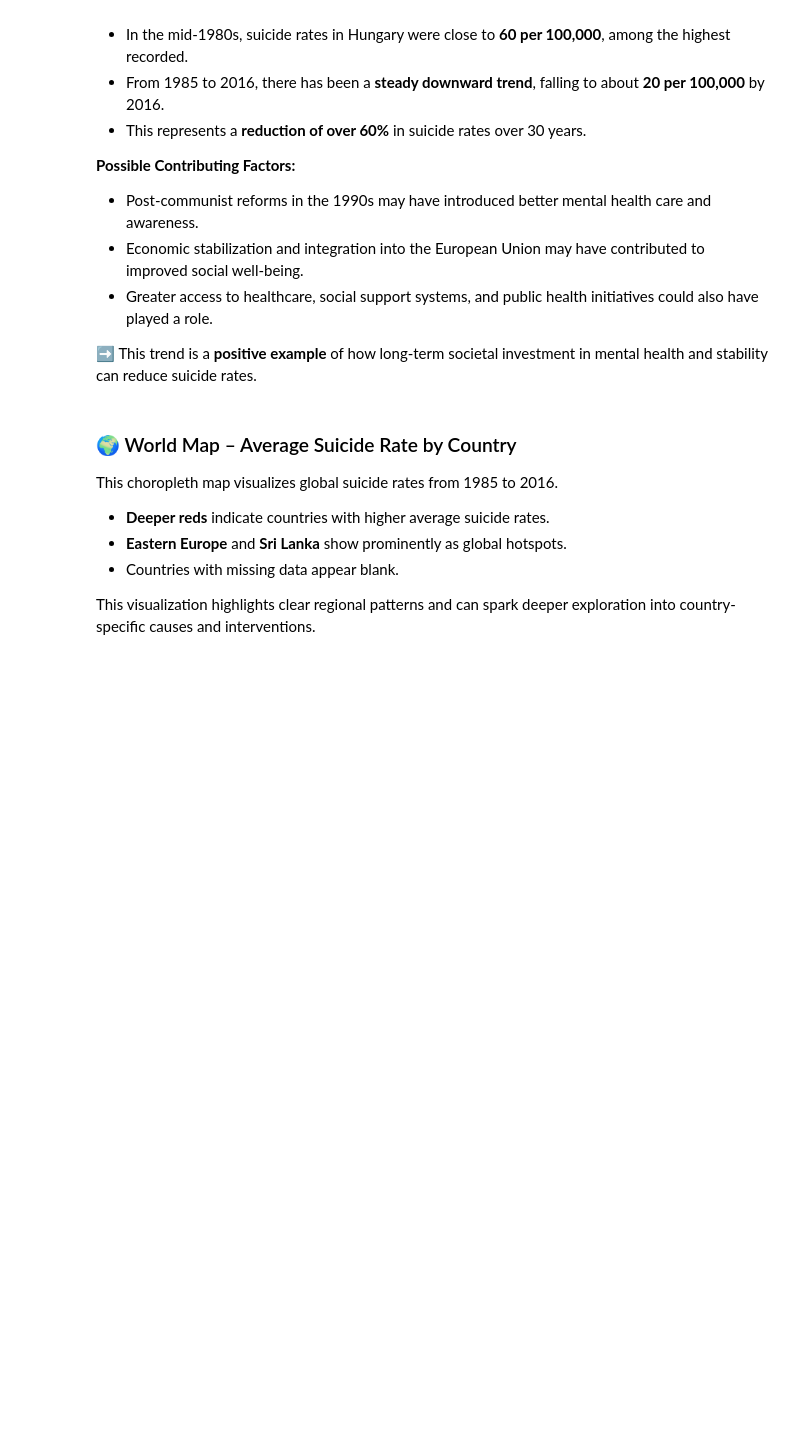
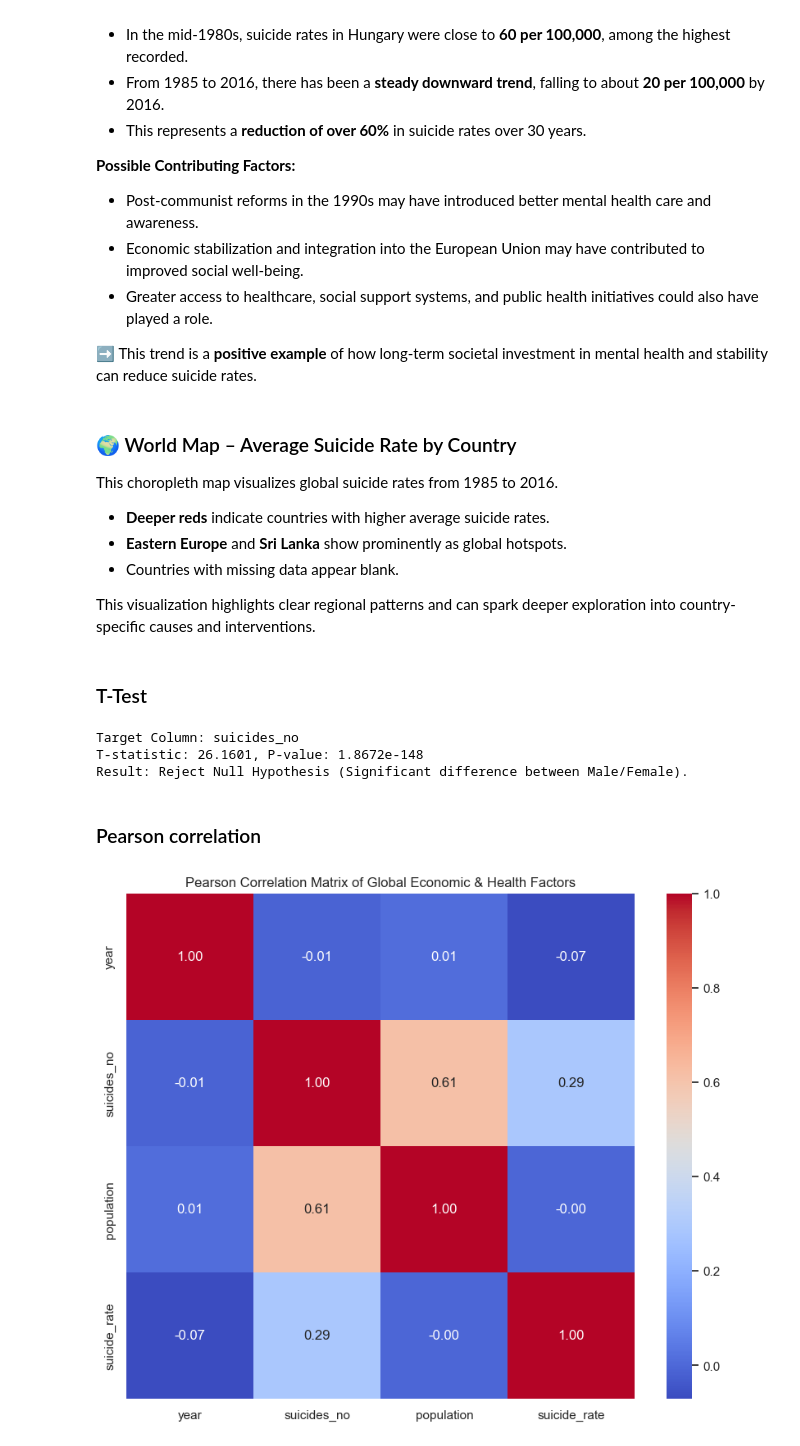
Before and after one commit to piyusha2001/global-suicide-eda, a Jupyter notebook: notebooks/main.ipynb, the cells around one changed output. Drawn from its saved outputs; the diff is of its cells as text; code cells hidden in the pictures; blank space fills up the shorter version.

Commit message:
added tests

```diff
--- a/notebooks/main.ipynb
+++ b/notebooks/main.ipynb
@@ -227,3 +213,46 @@ This choropleth map visualizes global suicide rates from 1985 to 2016.
 - Countries with missing data appear blank.
 
 This visualization highlights clear regional patterns and can spark deeper exploration into country-specific causes and interventions.
+# %% [markdown]
+### T-Test
+# %%
+target_col = 'suicides_no'
+if target_col not in df.columns:
+    print(f"Column '{target_col}' not found. Available columns:")
+    print(df.columns)
+else:
+    from scipy import stats
+
+    male_rates = df[df['sex'] == 'male'][target_col]
+    female_rates = df[df['sex'] == 'female'][target_col]
+
+    t_stat, p_val = stats.ttest_ind(male_rates, female_rates, equal_var=False)
+
+    print(f"Target Column: {target_col}")
+    print(f"T-statistic: {t_stat:.4f}, P-value: {p_val:.4e}")
+
+    if p_val < 0.05:
+        print("Result: Reject Null Hypothesis (Significant difference between Male/Female).")
+    else:
+        print("Result: Fail to reject Null Hypothesis.")
+# %% [output]
+Target Column: suicides_no
+T-statistic: 26.1601, P-value: 1.8672e-148
+Result: Reject Null Hypothesis (Significant difference between Male/Female).
+# %% [markdown]
+### Pearson correlation
+# %%
+import seaborn as sns
+import matplotlib.pyplot as plt
+
+# 2. Multivariate Analysis: Pearson Correlation Matrix
+numeric_df = df.select_dtypes(include=['float64', 'int64'])
+
+correlation_matrix = numeric_df.corr(method='pearson')
+
+plt.figure(figsize=(10, 8))
+sns.heatmap(correlation_matrix, annot=True, cmap='coolwarm', fmt=".2f")
+plt.title("Pearson Correlation Matrix of Global Economic & Health Factors")
+plt.show()
+# %% [output]
+[figure, added]
```
Also changed, not shown: parts of 8 cells of this notebook, 1 other file.
